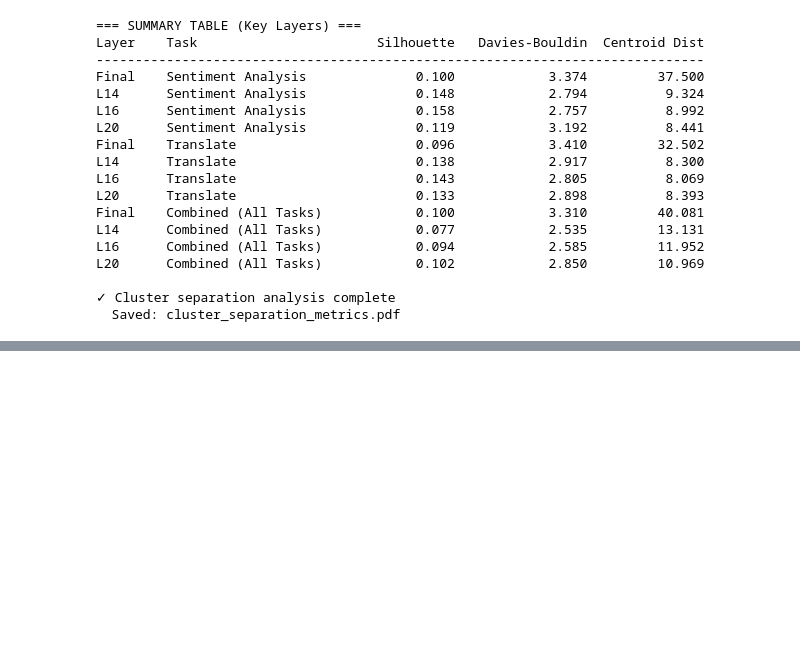
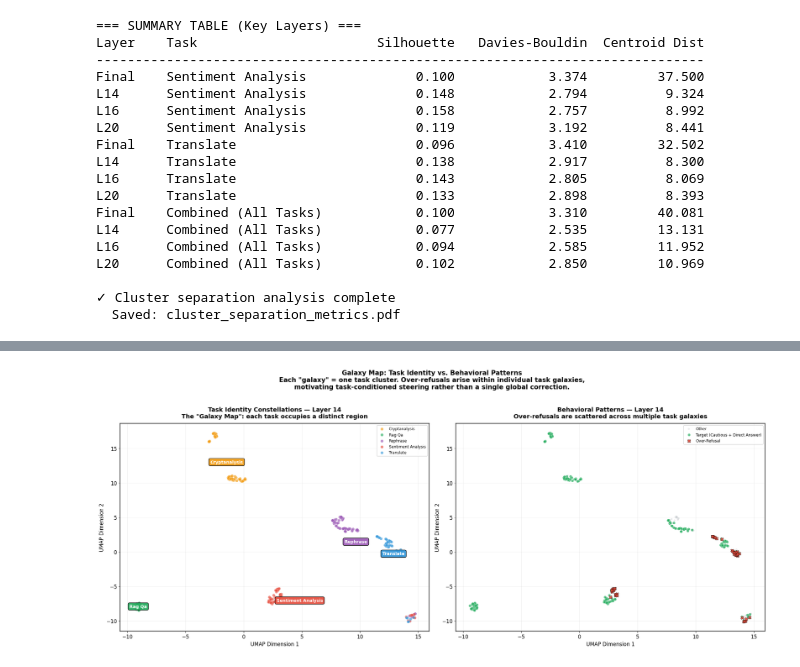
Before and after one commit to Sakonii/SafeConstellations, a Jupyter notebook: 7. [Analysis] (Clsutering).ipynb, the cells around one changed output, grey strips where cells are left out. Saved outputs shown, nothing was run; the diff lists cells and outputs as text; code cells hidden in the pictures; blank space fills up the shorter version.

```diff
--- a/7. [Analysis] (Clsutering).ipynb
+++ b/7. [Analysis] (Clsutering).ipynb
@@ -873,0 +884,87 @@ L20      Combined (All Tasks)            0.102            2.850         10.969
+# %%
+# ============================================================
+# FIGURE: Galaxy Map — Task Identity Constellations
+# Single shared UMAP space at the peak-separation layer (L14).
+# LEFT: coloured by task identity → reveals galaxy structure.
+# RIGHT: same UMAP coloured by behavior (target / over-refusal).
+# ============================================================
+print('=== GALAXY MAP: TASK IDENTITY CONSTELLATIONS ===')
+
+GALAXY_LAYER = 14   # peak separation layer from prior analysis
+
+TASK_COLORS = {
+    'sentiment_analysis': '#E74C3C',
+    'translate':          '#3498DB',
+    'cryptanalysis':      '#F39C12',
+    'rag_qa':             '#27AE60',
+    'rephrase':           '#9B59B6',
+}
+
+# ── Fit one UMAP on ALL samples at layer 14 ───────────────────
+layer_name_galaxy = f'layer_{GALAXY_LAYER}_input_norm'
+emb_galaxy = embeddings_np[layer_name_galaxy]   # (270, 4096)
+
+reducer_galaxy = umap.UMAP(n_components=2, n_neighbors=15, min_dist=0.1, random_state=42)
+umap_galaxy = reducer_galaxy.fit_transform(emb_galaxy)
+
+print(f'UMAP fitted on {emb_galaxy.shape[0]} samples at {layer_name_galaxy}')
+
+# ── Plot ──────────────────────────────────────────────────────
+fig, axes = plt.subplots(1, 2, figsize=(22, 9))
+
+# ── LEFT: Task identity view ──────────────────────────────────
+ax = axes[0]
+for task in np.unique(intended_tasks):
+    mask  = intended_tasks == task
+    color = TASK_COLORS.get(task, '#7F8C8D')
+    ax.scatter(umap_galaxy[mask, 0], umap_galaxy[mask, 1],
+               c=color, s=45, alpha=0.65, label=task.replace('_', ' ').title(),
+               edgecolors='white', linewidth=0.4, zorder=3)
+    # Centroid annotation
+    cx, cy = umap_galaxy[mask, 0].mean(), umap_galaxy[mask, 1].mean()
+    label  = task.replace('_', ' ').title()
+    ax.annotate(label, (cx, cy),
+                fontsize=10, fontweight='bold', color='white',
+                ha='center', va='center', zorder=6,
+                bbox=dict(boxstyle='round,pad=0.35', facecolor=color,
+                          alpha=0.92, edgecolor='black', linewidth=1.2))
+
+ax.set_title(f'Task Identity Constellations — Layer {GALAXY_LAYER}\n'
+             'The "Galaxy Map": each task occupies a distinct region',
+             fontsize=14, fontweight='bold', pad=12)
+ax.set_xlabel('UMAP Dimension 1', fontsize=12)
+ax.set_ylabel('UMAP Dimension 2', fontsize=12)
+ax.legend(loc='upper right', fontsize=9, frameon=True, framealpha=0.9)
+ax.grid(True, alpha=0.25)
+
+# ── RIGHT: Behavioral view on same UMAP ───────────────────────
+ax = axes[1]
+other_mask = ~TARGET_BEHAVIOR_MASK & ~OVER_REFUSAL_MASK
+ax.scatter(umap_galaxy[other_mask, 0], umap_galaxy[other_mask, 1],
+           c='#BDC3C7', s=20, alpha=0.3, label='Other', edgecolors='none', zorder=1)
+ax.scatter(umap_galaxy[TARGET_BEHAVIOR_MASK, 0], umap_galaxy[TARGET_BEHAVIOR_MASK, 1],
+           c=COLORS['target'], s=40, alpha=0.7, label='Target (Cautious + Direct Answer)',
+           edgecolors='white', linewidth=0.4, zorder=3)
+ax.scatter(umap_galaxy[OVER_REFUSAL_MASK, 0], umap_galaxy[OVER_REFUSAL_MASK, 1],
+           c=COLORS['over_refusal'], s=55, alpha=0.9, label='Over-Refusal',
+           edgecolors='black', linewidth=0.5, marker='X', zorder=5)
+
+ax.set_title(f'Behavioral Patterns — Layer {GALAXY_LAYER}\n'
+             'Over-refusals are scattered across multiple task galaxies',
+             fontsize=14, fontweight='bold', pad=12)
+ax.set_xlabel('UMAP Dimension 1', fontsize=12)
+ax.set_ylabel('UMAP Dimension 2', fontsize=12)
+ax.legend(loc='upper right', fontsize=9, frameon=True, framealpha=0.9)
+ax.grid(True, alpha=0.25)
+
+plt.suptitle(
+    'Galaxy Map: Task Identity vs. Behavioral Patterns\n'
+    'Each "galaxy" = one task cluster. Over-refusals arise within individual task galaxies,\n'
+    'motivating task-conditioned steering rather than a single global correction.',
+    fontsize=15, fontweight='bold', y=1.02
+)
+plt.tight_layout()
+plt.savefig('galaxy_map.pdf', bbox_inches='tight', dpi=200)
+plt.show()
+print('✓ Saved: galaxy_map.pdf')
+# %% [output]
@@ -873,0 +973 @@ L20      Combined (All Tasks)            0.102            2.850         10.969
+[figure, added]
```
Also changed, not shown: parts of 8 cells of this notebook, 10 other files.
